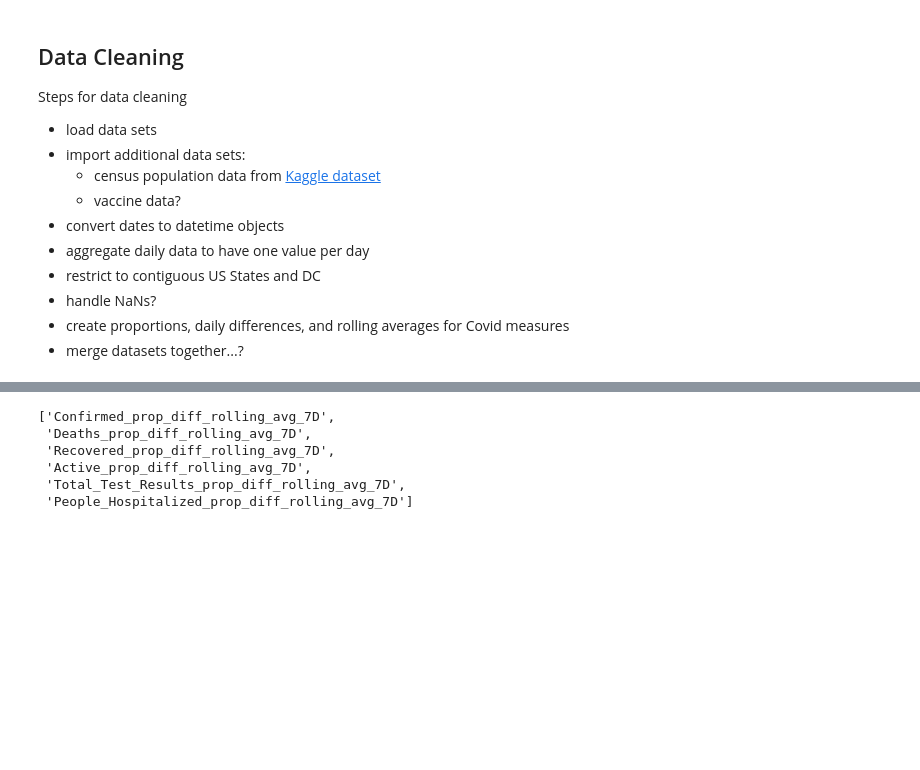
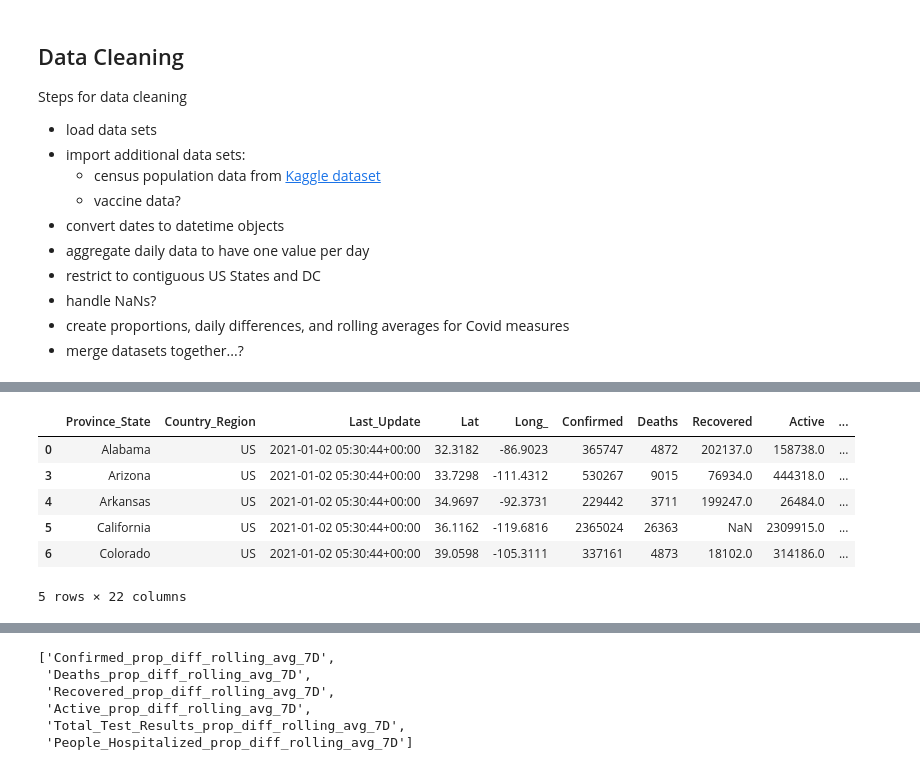
Before and after one commit to amichaelsen/COVID_project, a Jupyter notebook: analysis/data_cleaning.ipynb, the cells around one changed output, grey strips where cells are left out. Cells and saved outputs as stored; diff of their text form; code cells hidden in the pictures; blank space fills up the shorter version.

```diff
--- a/analysis/data_cleaning.ipynb
+++ b/analysis/data_cleaning.ipynb
@@ -38,0 +48,17 @@ daily_reports.head()
+# %%
+excluded_regions = ['Northern Mariana Islands', 'Puerto Rico', 'Virgin Islands', 'American Samoa', # territories
+                    'Diamond Princess', 'Grand Princess', 'Guam', 'Recovered', # other
+                    'Alaska', 'Hawaii'] # non continuous states
+continguous_US = list(set(list(daily_reports['Province_State'].unique())) - set(excluded_regions))
+assert len(continguous_US) == 49 # 50 states + DC - Hawaii, Alaska
+
+cont_daily_reports = daily_reports[daily_reports['Province_State'].isin(continguous_US)]
+cont_daily_reports.head()
+# %% [output]
+|  | Province_State | Country_Region | Last_Update | Lat | Long_ | Confirmed | Deaths | Recovered | Active | ... |
+| 0 | Alabama | US | 2021-01-02 05:30:44+00:00 | 32.3182 | -86.9023 | 365747 | 4872 | 202137.0 | 158738.0 | ... |
+| 3 | Arizona | US | 2021-01-02 05:30:44+00:00 | 33.7298 | -111.4312 | 530267 | 9015 | 76934.0 | 444318.0 | ... |
+| 4 | Arkansas | US | 2021-01-02 05:30:44+00:00 | 34.9697 | -92.3731 | 229442 | 3711 | 199247.0 | 26484.0 | ... |
+| 5 | California | US | 2021-01-02 05:30:44+00:00 | 36.1162 | -119.6816 | 2365024 | 26363 | NaN | 2309915.0 | ... |
+| 6 | Colorado | US | 2021-01-02 05:30:44+00:00 | 39.0598 | -105.3111 | 337161 | 4873 | 18102.0 | 314186.0 | ... |
+5 rows × 22 columns
```
Also changed, not shown: parts of 2 cells of this notebook, 2 other files.
